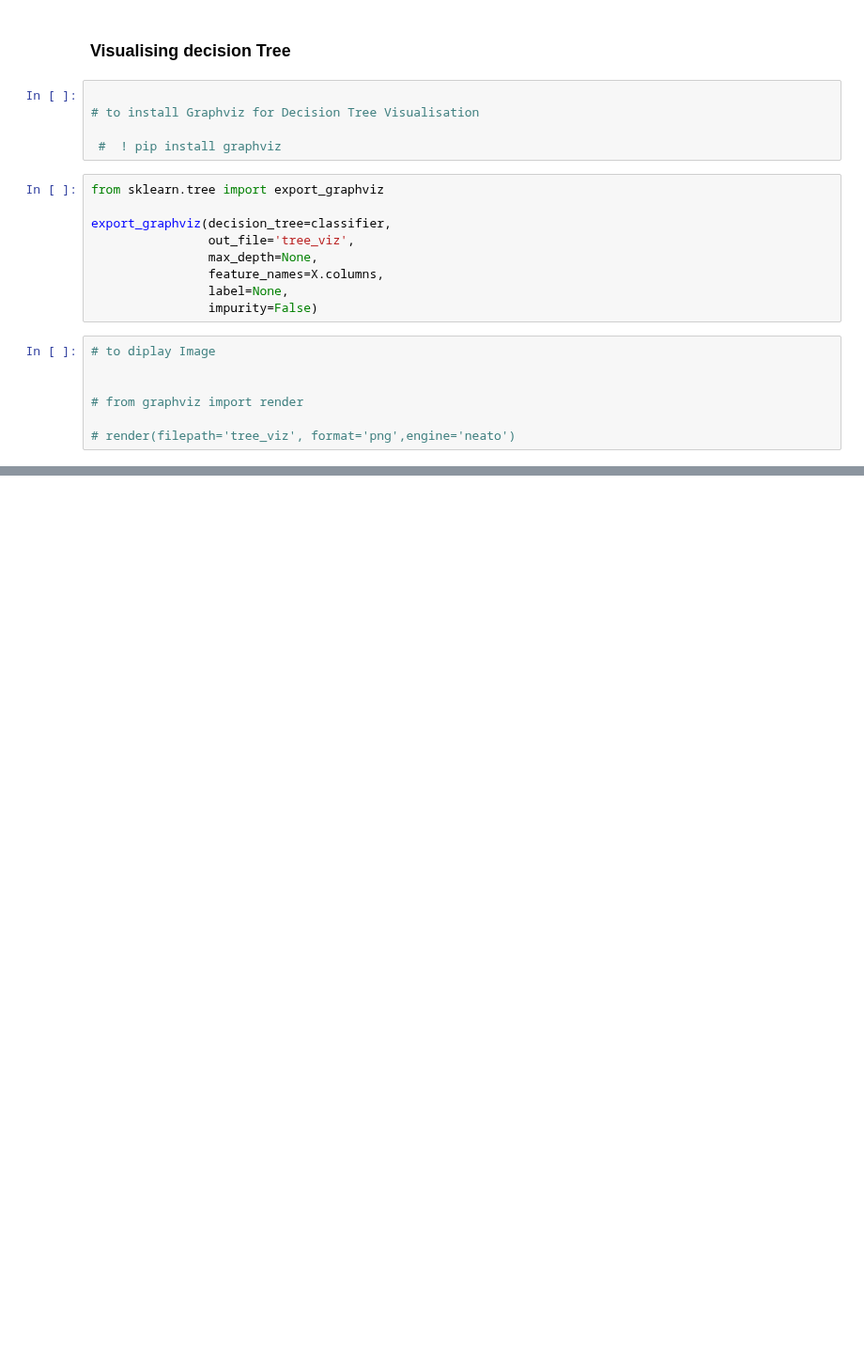
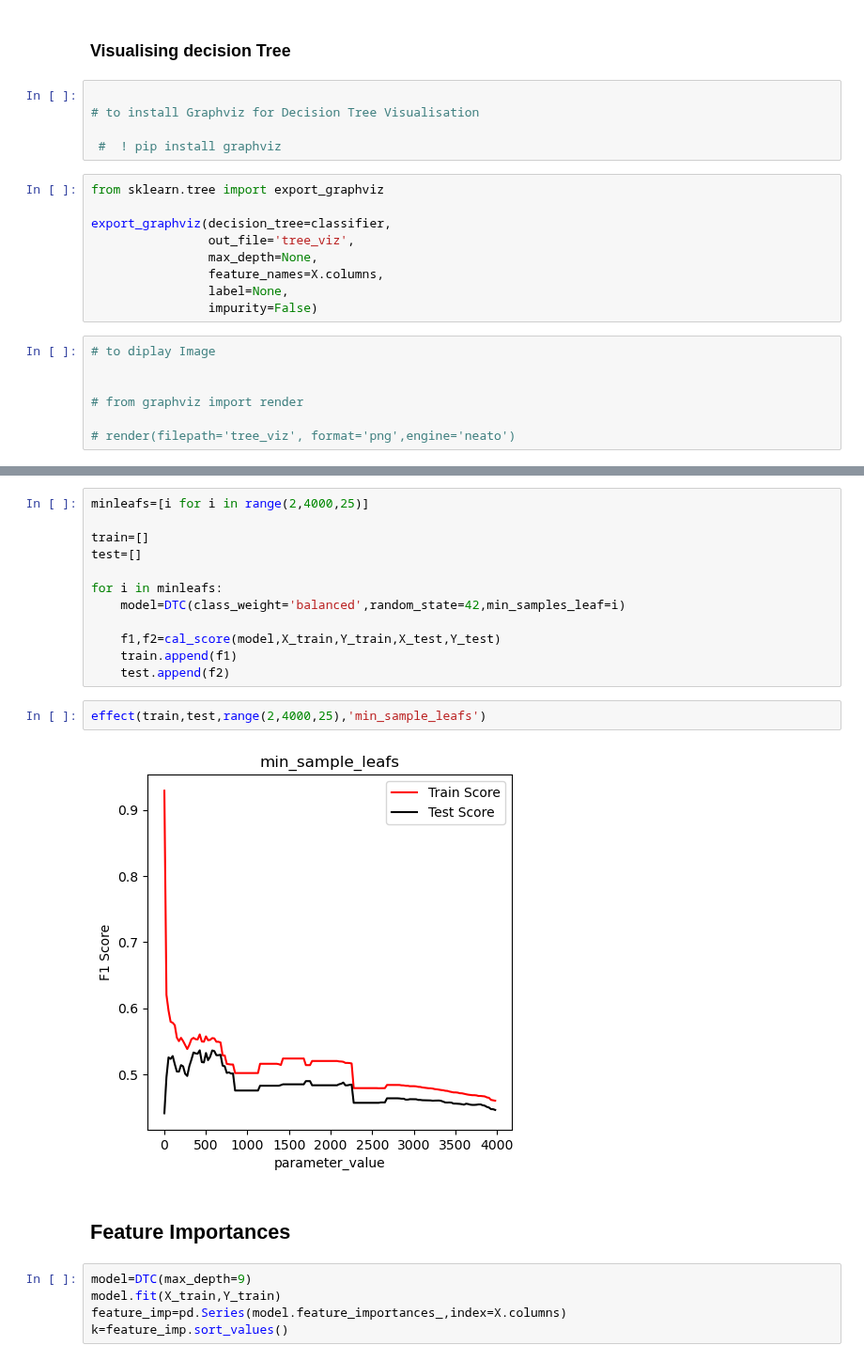
Before and after one commit to VelampalepuRohitAnjaniKumar/Machine-Learning-, a Jupyter notebook: Decision Tree/Decision_tree_model.ipynb, the cells around one changed output, grey strips where cells are left out. Shown at 94% size. Saved outputs shown, nothing was run; the diff lists cells and outputs as text; blank space fills up the shorter version.

```diff
--- a/Decision Tree/Decision_tree_model.ipynb
+++ b/Decision Tree/Decision_tree_model.ipynb
@@ -142,0 +244,23 @@ export_graphviz(decision_tree=classifier,
+# %%
+minleafs=[i for i in range(2,4000,25)]
+
+train=[]
+test=[]
+
+for i in minleafs:
+    model=DTC(class_weight='balanced',random_state=42,min_samples_leaf=i)
+
+    f1,f2=cal_score(model,X_train,Y_train,X_test,Y_test)
+    train.append(f1)
+    test.append(f2)
+# %%
+effect(train,test,range(2,4000,25),'min_sample_leafs')
+# %% [output]
+[figure, added]
+# %% [markdown]
+## Feature Importances
+# %%
+model=DTC(max_depth=9)
+model.fit(X_train,Y_train)
+feature_imp=pd.Series(model.feature_importances_,index=X.columns)
+k=feature_imp.sort_values()
```
Also changed, not shown: parts of 18 cells of this notebook.
